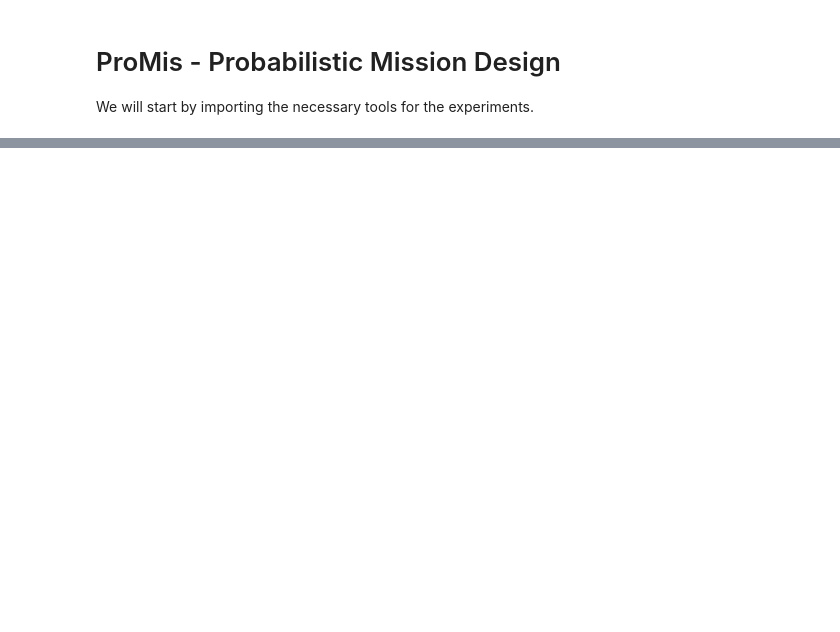
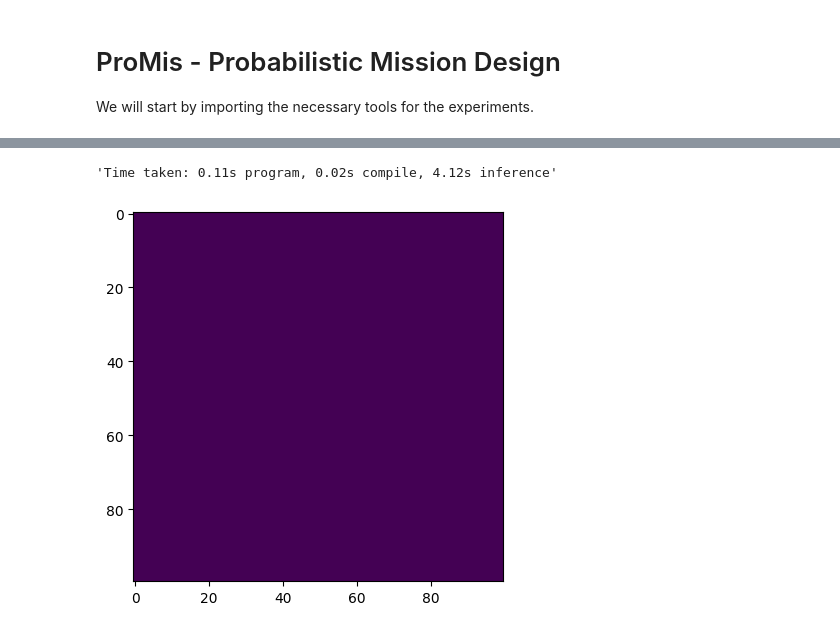
Before and after one commit to HRI-EU/ProMis, a Jupyter notebook: promis-ships.ipynb, the cells around one changed output, grey strips where cells are left out. Cells and saved outputs as stored; diff of their text form; code cells hidden in the pictures; blank space fills up the shorter version.

Commit message:
Work on modeling

```diff
--- a/promis-ships.ipynb
+++ b/promis-ships.ipynb
@@ -494,18 +502,19 @@ pass
 # %%
-# Set parameters that are unrelated to the loaded map data
-# Here, we imagine the operator to be situated at the center of the mission area
-pmd.create_from_location(CartesianLocation(0.0, 0.0, location_type=LocationType.OPERATOR))
-
 # Generate landscape
-with open(f"movement.pl", "r") as model_file:
-    landscape, time = pmd.generate(logic=model_file.read(), n_jobs=8)
+# with open("movement.pl") as model_file:
+#     landscape, time = pmd.generate(logic=model_file.read(), n_jobs=8, batch_size=64)
 
 model_code = """
-landscape(R, C) :- distance(R, C, operator) < 500.
+landscape(R, C) :- depth(R, C) > 5.
 """
-landscape, time = pmd.generate(logic=model_code, n_jobs=8)
+landscape, program_time, compile_time, inference_time = pmd.generate(
+    logic=model_code, n_jobs=8, batch_size=64
+)
 
 # Show result
 plt.imshow(landscape.data.T)
 
-f"Inference took {time:.2f} seconds"
+f"Time taken: {program_time:.2f}s program, {compile_time:.2f}s compile, {inference_time:.2f}s inference"
+# %% [output]
+'Time taken: 0.11s program, 0.02s compile, 4.12s inference'
+[figure, added]
```
Also changed, not shown: parts of 8 cells of this notebook, 7 other files.
